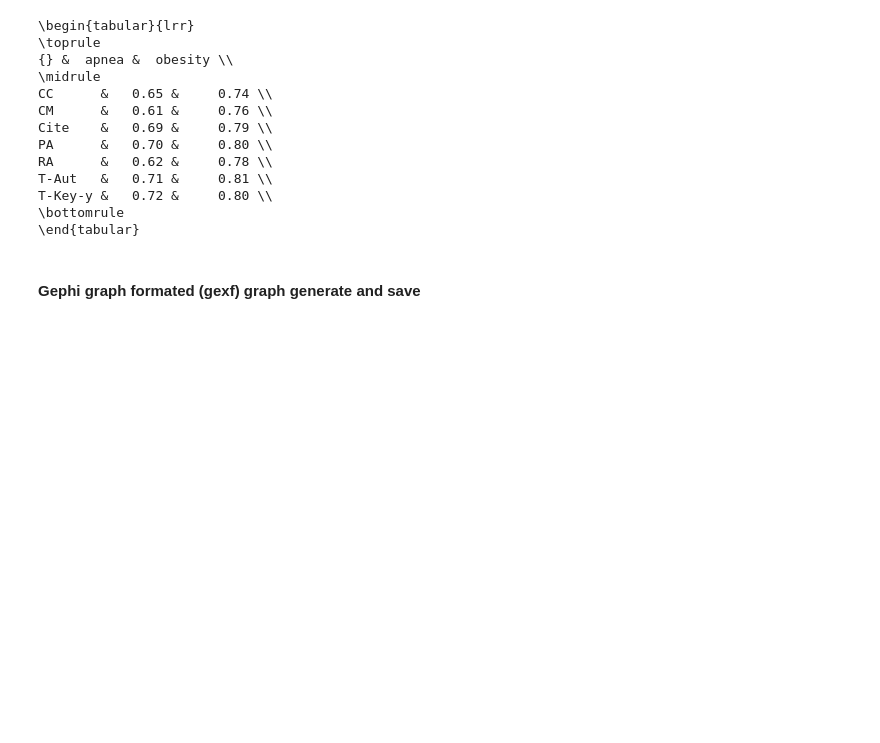
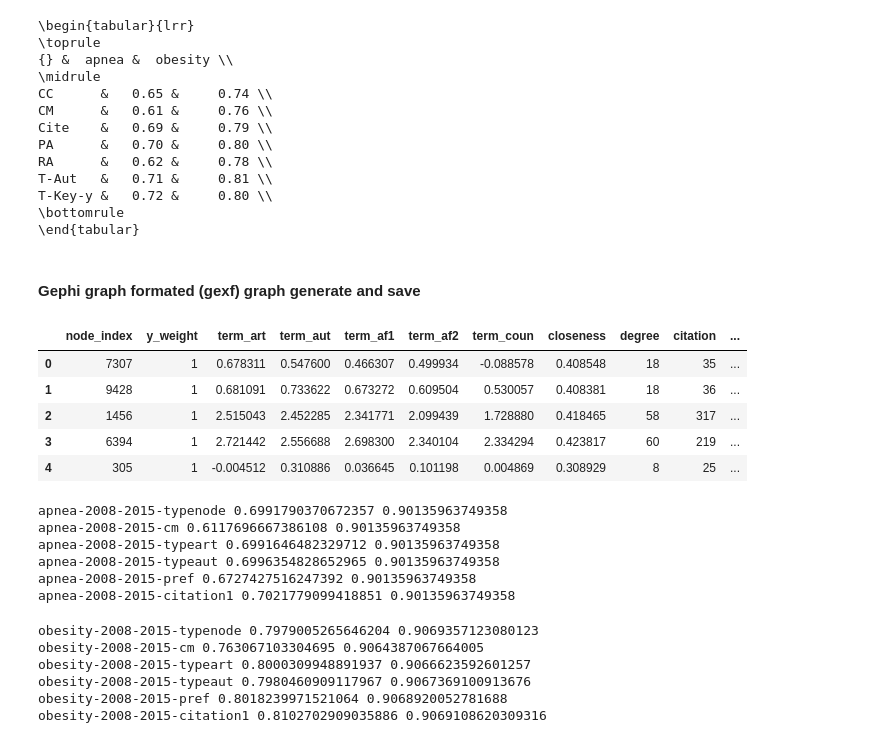
Before and after one commit to ffaisal93/linkPrediction, a Jupyter notebook: link_prediction.ipynb, the cells around one changed output. Cells and saved outputs as stored; diff of their text form; code cells hidden in the pictures; blank space fills up the shorter version.

```diff
--- a/link_prediction.ipynb
+++ b/link_prediction.ipynb
@@ -454,9 +560,26 @@ for t in range(ts,te):
     gephy_g.add_nodes_from(nodes,year=t)
     gephy_g.add_edges_from(edges,year=t)
     aut = dict(zip(node_feature[t]['node_index'], node_feature[t]['term_aut']))
-    types = dict(zip(node_feature[t]['node_index'], node_feature[t]['node_type_aut']))
+    aut_types = dict(zip(node_feature[t]['node_index'], node_feature[t]['node_type_aut']))
+    art = dict(zip(node_feature[t]['node_index'], node_feature[t]['term_art']))
+    art_types = dict(zip(node_feature[t]['node_index'], node_feature[t]['node_type_art']))
+    deg = dict(zip(node_feature[t]['node_index'], node_feature[t]['degree']))
+    deg_types = dict(zip(node_feature[t]['node_index'], node_feature[t]['node_type_deg']))
     nx.set_node_attributes(gephy_g, aut, 'aut')
+    nx.set_node_attributes(gephy_g, art, 'art')
+    nx.set_node_attributes(gephy_g, deg, 'deg')
     nx.set_node_attributes(gephy_g, label, 'label')
-    nx.set_node_attributes(gephy_g, types, 'types')
-    file = "gephy\g-obesity-"+str(t)+".gexf"
+    nx.set_node_attributes(gephy_g, aut_types, 'aut_types')
+    nx.set_node_attributes(gephy_g, art_types, 'art_types')
+    nx.set_node_attributes(gephy_g, deg_types, 'deg_types')
+    file = "gephy\g-apnea-"+str(t)+".gexf"
     nx.write_gexf(gephy_g, file)
+# %%
+node_feature[t].head()
+# %% [output]
+|  | node_index | y_weight | term_art | term_aut | term_af1 | term_af2 | term_coun | closeness | degree | citation | ... |
+| 0 | 7307 | 1 | 0.678311 | 0.547600 | 0.466307 | 0.499934 | -0.088578 | 0.408548 | 18 | 35 | ... |
+| 1 | 9428 | 1 | 0.681091 | 0.733622 | 0.673272 | 0.609504 | 0.530057 | 0.408381 | 18 | 36 | ... |
+| 2 | 1456 | 1 | 2.515043 | 2.452285 | 2.341771 | 2.099439 | 1.728880 | 0.418465 | 58 | 317 | ... |
+| 3 | 6394 | 1 | 2.721442 | 2.556688 | 2.698300 | 2.340104 | 2.334294 | 0.423817 | 60 | 219 | ... |
+| 4 | 305 | 1 | -0.004512 | 0.310886 | 0.036645 | 0.101198 | 0.004869 | 0.308929 | 8 | 25 | ... |
@@ -462,0 +608,20 @@ for t in range(ts,te):
+# %%
+for mod in results_apnea:
+    print(mod['model name'],mod['auc'],mod['test accuracy'])
+# %% [output]
+apnea-2008-2015-typenode 0.6991790370672357 0.90135963749358
+apnea-2008-2015-cm 0.6117696667386108 0.90135963749358
+apnea-2008-2015-typeart 0.6991646482329712 0.90135963749358
+apnea-2008-2015-typeaut 0.6996354828652965 0.90135963749358
+apnea-2008-2015-pref 0.6727427516247392 0.90135963749358
+apnea-2008-2015-citation1 0.7021779099418851 0.90135963749358
+# %%
+for mod in results_obesity:
+    print(mod['model name'],mod['auc'],mod['test accuracy'])
+# %% [output]
+obesity-2008-2015-typenode 0.7979005265646204 0.9069357123080123
+obesity-2008-2015-cm 0.763067103304695 0.9064387067664005
+obesity-2008-2015-typeart 0.8000309948891937 0.9066623592601257
+obesity-2008-2015-typeaut 0.7980460909117967 0.9067369100913676
+obesity-2008-2015-pref 0.8018239971521064 0.9068920052781688
+obesity-2008-2015-citation1 0.8102702909035886 0.9069108620309316
```
Also changed, not shown: parts of 21 cells of this notebook, 4 other files.
